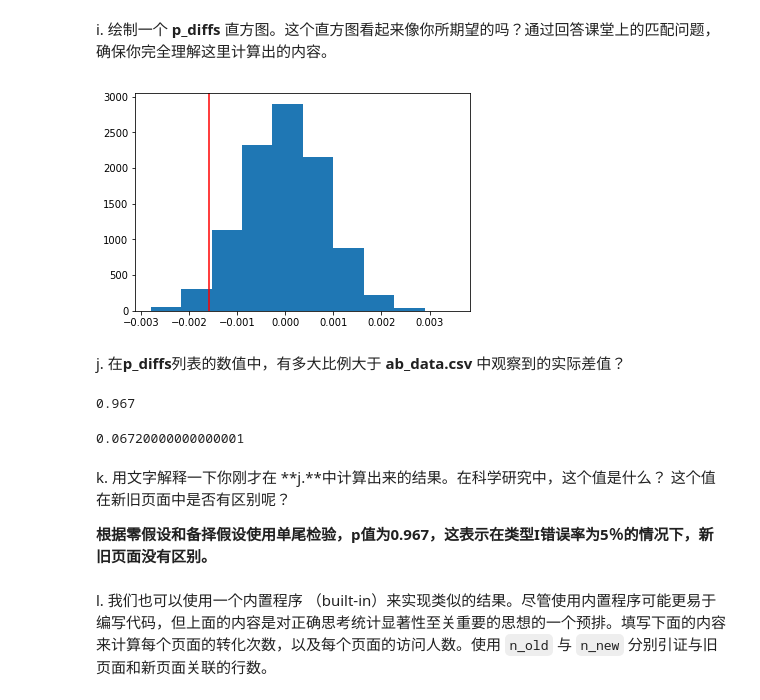
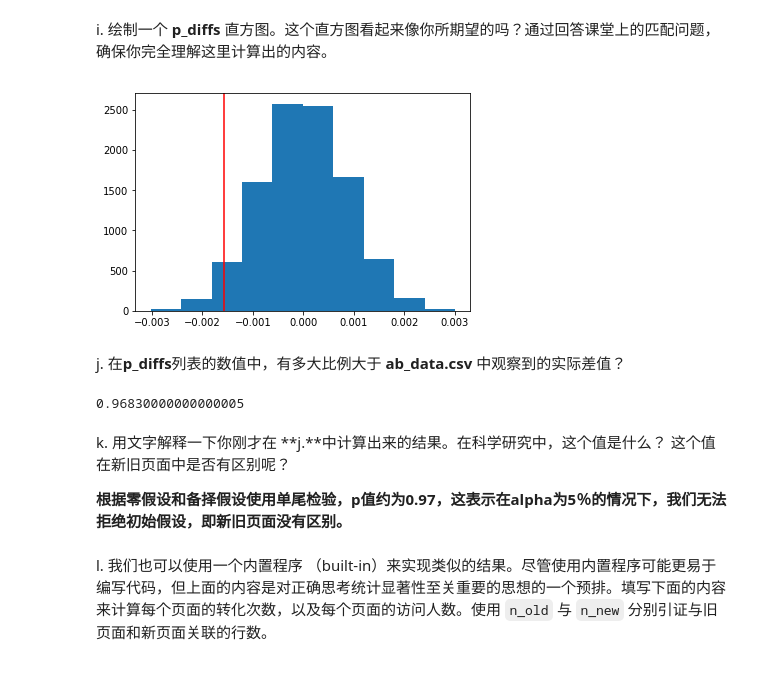
Before and after one commit to AshCodeWork/analyze-ab-test-results-notebook, a Jupyter notebook: analyze-ab-test-results-notebook-zh-0.ipynb, the cells around one changed output. Saved outputs shown, nothing was run; the diff lists cells and outputs as text; code cells hidden in the pictures.

```diff
--- a/analyze-ab-test-results-notebook-zh-0.ipynb
+++ b/analyze-ab-test-results-notebook-zh-0.ipynb
@@ -121,7 +127,7 @@ df2[df2['user_id']==773192]
 # %% [markdown]
 d. 删除 **一个** 含有重复的 **user_id** 的行， 但需要确保你的 dataframe 为 **df2**。
 # %%
-df2.drop(1899, inplace=True)
+df2.drop([1899], inplace=True)
 # %% [output]
 A value is trying to be set on a copy of a slice from a DataFrame
 
@@ -242,34 +246,31 @@ new_page_converted.mean()-old_page_converted.mean()
 # %% [markdown]
 h. 使用**a. 到 g. ** 中的计算方法来模拟 10,000个 $p_{new}$ - $p_{old}$ 值，并将这 10,000 个值存储在 **p_diffs** 中。
 # %%
-diff = []
+diffs = []
 for _ in range(10000):
     old_p = (np.random.choice([0,1], size = df2.shape[0], p=[1-p_o, p_o])).mean()
     new_p = (np.random.choice([0,1], size = df2.shape[0], p=[1-p_n, p_n])).mean()
-    diff.append(new_p-old_p)
+    diffs.append(new_p-old_p)
+# %%
+p_diffs = diffs
 # %% [markdown]
 i. 绘制一个 **p_diffs** 直方图。这个直方图看起来像你所期望的吗？通过回答课堂上的匹配问题，确保你完全理解这里计算出的内容。
 # %%
-plt.hist(diff)
+plt.hist(p_diffs)
 plt.axvline(x=(pnew-pold),color='r');
 # %% [output]
-[figure, old version]
+[figure, new version]
 # %% [markdown]
 j.  在**p_diffs**列表的数值中，有多大比例大于 **ab_data.csv** 中观察到的实际差值？
 # %%
 # 单尾检验
-(diff>(pnew-pold)).mean()
+(p_diffs>(pnew-pold)).mean()
 # %% [output]
-0.967
+0.96830000000000005
-# %%
-# 双尾检验
-(diff<(pnew-pold)).mean()+(diff>(pold-pnew)).mean()
-# %% [output]
-0.06720000000000001
 # %% [markdown]
 k. 用文字解释一下你刚才在 **j.**中计算出来的结果。在科学研究中，这个值是什么？ 这个值在新旧页面中是否有区别呢？
 
-**根据零假设和备择假设使用单尾检验，p值为0.967，这表示在类型I错误率为5％的情况下，新旧页面没有区别。**
+**根据零假设和备择假设使用单尾检验，p值约为0.97，这表示在alpha为5％的情况下，我们无法拒绝初始假设，即新旧页面没有区别。**
 # %% [markdown]
 l. 我们也可以使用一个内置程序 （built-in）来实现类似的结果。尽管使用内置程序可能更易于编写代码，但上面的内容是对正确思考统计显著性至关重要的思想的一个预排。填写下面的内容来计算每个页面的转化次数，以及每个页面的访问人数。使用 `n_old` 与 `n_new` 分别引证与旧页面和新页面关联的行数。
 # %%
```
Also changed, not shown: parts of 28 cells of this notebook, 1 other file.
